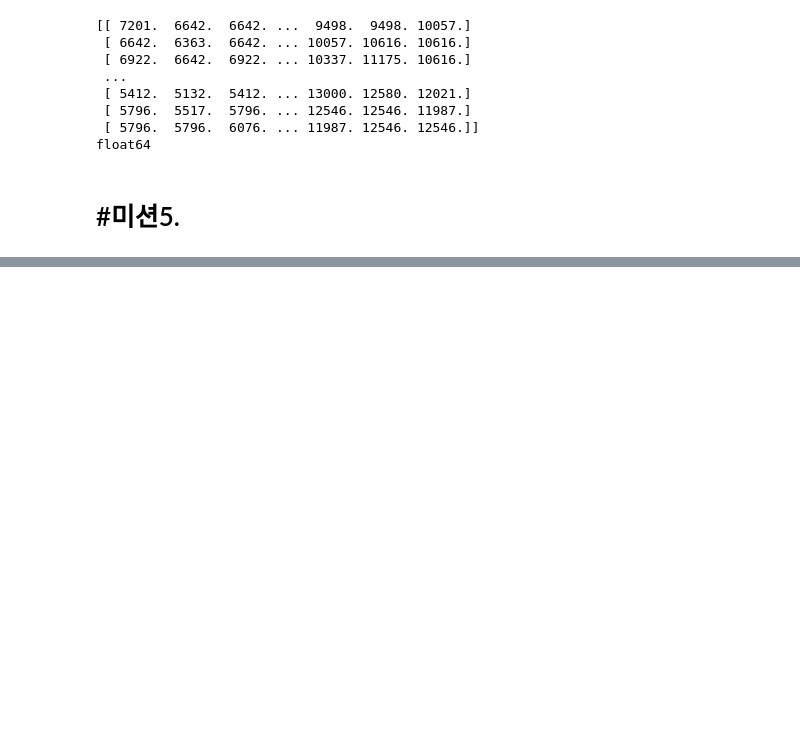
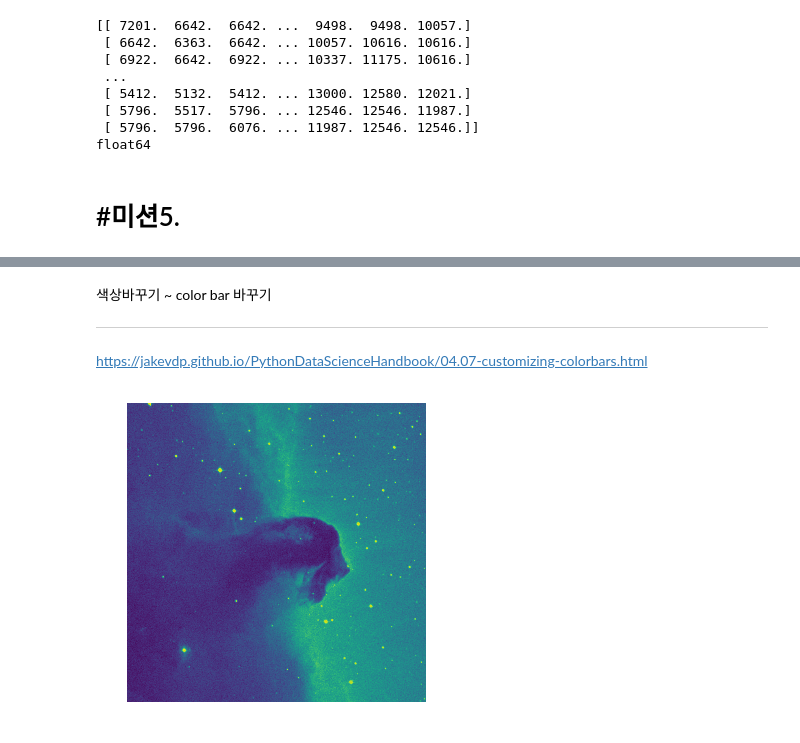
Before and after one commit to smlrkh1107/Python3, a Jupyter notebook: 1210(월)_천문우주.ipynb, the cells around one changed output, grey strips where cells are left out. Saved outputs shown, nothing was run; the diff lists cells and outputs as text; code cells hidden in the pictures; blank space fills up the shorter version.

```diff
--- a/1210(월)_천문우주.ipynb
+++ b/1210(월)_천문우주.ipynb
@@ -278,0 +301,13 @@ float64
+# %% [markdown]
+색상바꾸기 ~ color bar 바꾸기
+
+---
+
+https://jakevdp.github.io/PythonDataScienceHandbook/04.07-customizing-colorbars.html
+# %%
+# Display an image.
+plt.imshow(data, cmap=cm.viridis)
+plt.axis('off') #격자무늬 없애기 = plt.grid(None)
+plt.show()
+# %% [output]
+[figure, added]
```
Also changed, not shown: parts of 6 cells of this notebook.
